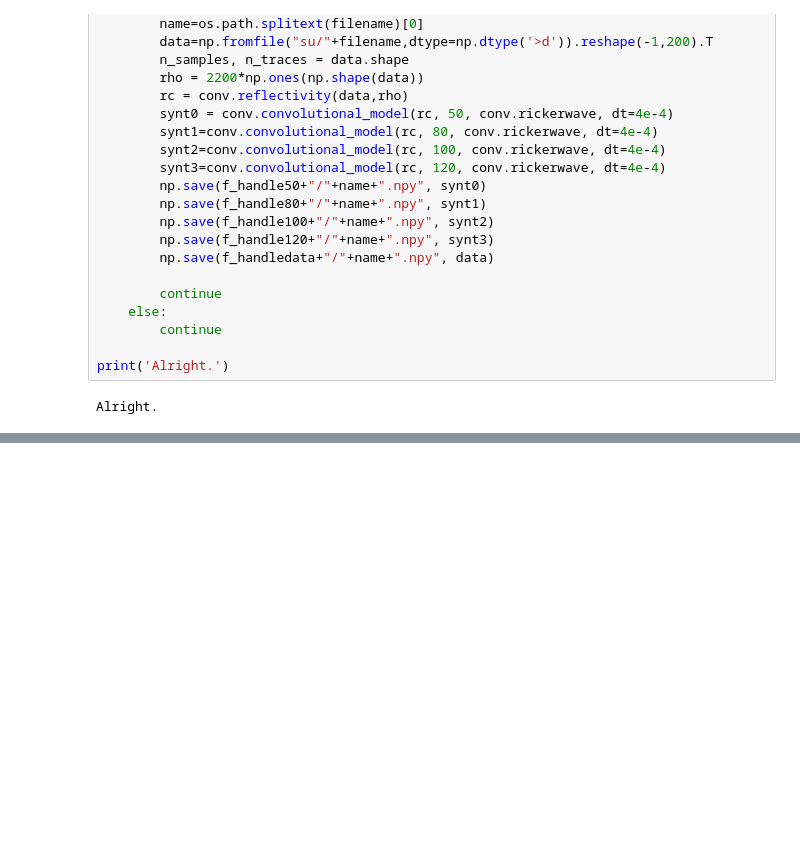
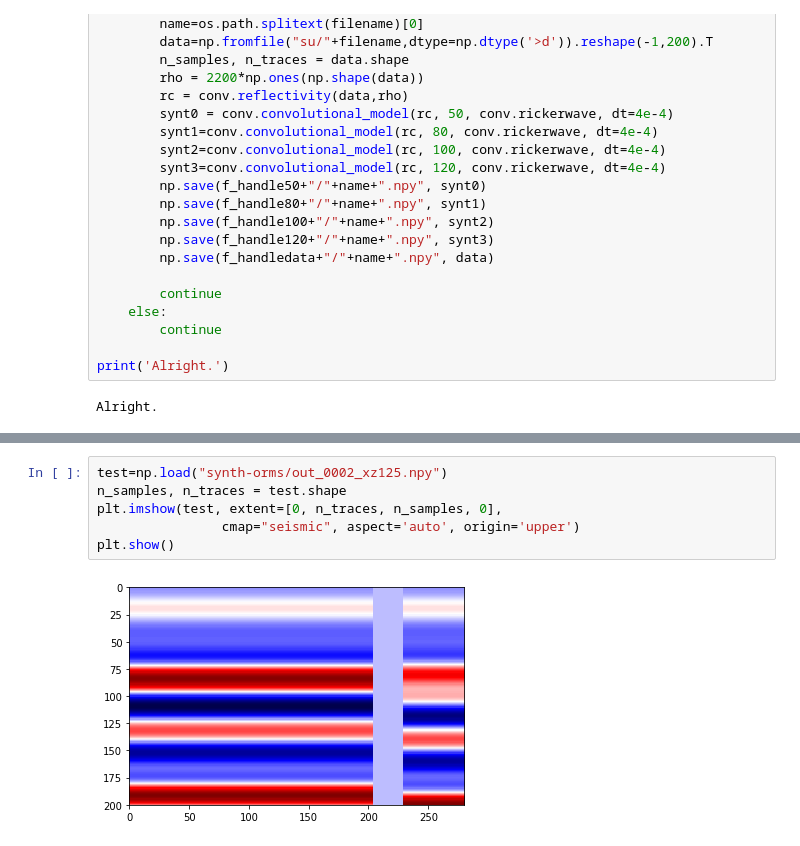
Before and after one commit to stevejpurves/model2seis, a Jupyter notebook: jesper/Modelling.ipynb, the cells around one changed output, grey strips where cells are left out. Cells and saved outputs as stored; diff of their text form; blank space fills up the shorter version.

```diff
--- a/jesper/Modelling.ipynb
+++ b/jesper/Modelling.ipynb
@@ -147,0 +220,8 @@ plt.show()
+# %%
+test=np.load("synth-orms/out_0002_xz125.npy")
+n_samples, n_traces = test.shape
+plt.imshow(test, extent=[0, n_traces, n_samples, 0],
+                cmap="seismic", aspect='auto', origin='upper')
+plt.show()
+# %% [output]
+[figure, added]
```
Also changed, not shown: parts of 7 cells of this notebook.
